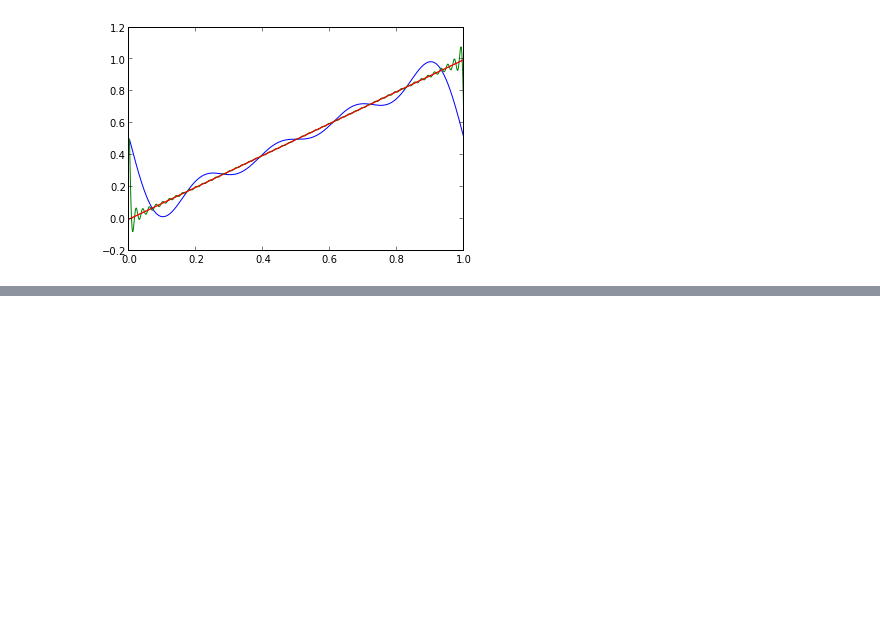
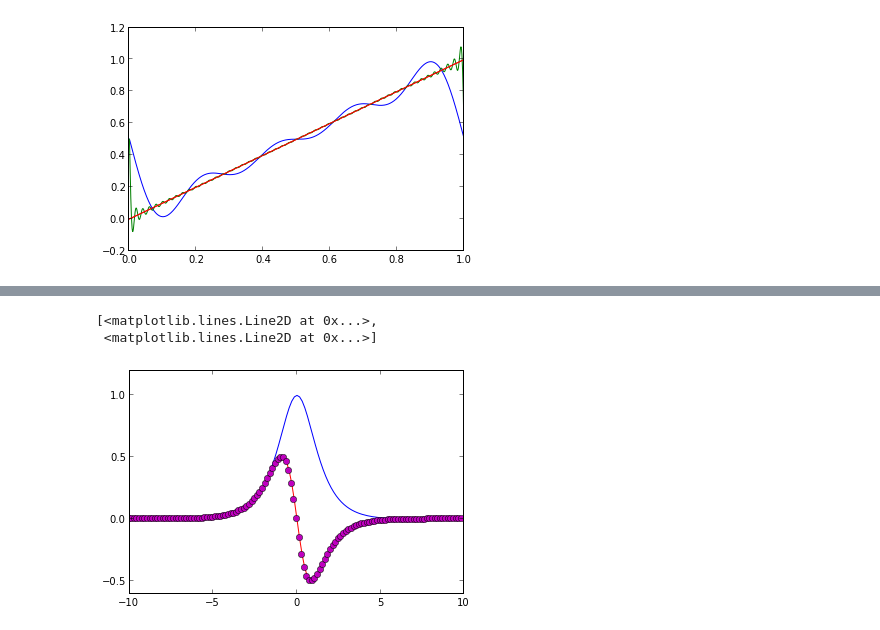
Before and after one commit to Chuphay/python, a Jupyter notebook: ipy/ipy/Fourier.ipynb, the cells around one changed output, grey strips where cells are left out. Saved outputs shown, nothing was run; the diff lists cells and outputs as text; code cells hidden in the pictures; blank space fills up the shorter version.

```diff
--- a/ipy/ipy/Fourier.ipynb
+++ b/ipy/ipy/Fourier.ipynb
@@ -77,0 +115,12 @@ for i in range(6):
+# %%
+u = 1/np.cosh(x)
+ud = -u*np.tanh(x)
+u2d = u - 2*u**3
+plot(x,u)
+ut = fft(u)
+uds = ifft(1j*k*ut)
+plt.plot(x,ud,"r",x,uds,"mo")
+# %% [output]
+[<matplotlib.lines.Line2D at 0x...>,
+ <matplotlib.lines.Line2D at 0x...>]
+[figure, added]
```
Also changed, not shown: parts of 7 cells of this notebook, 4 other files.
